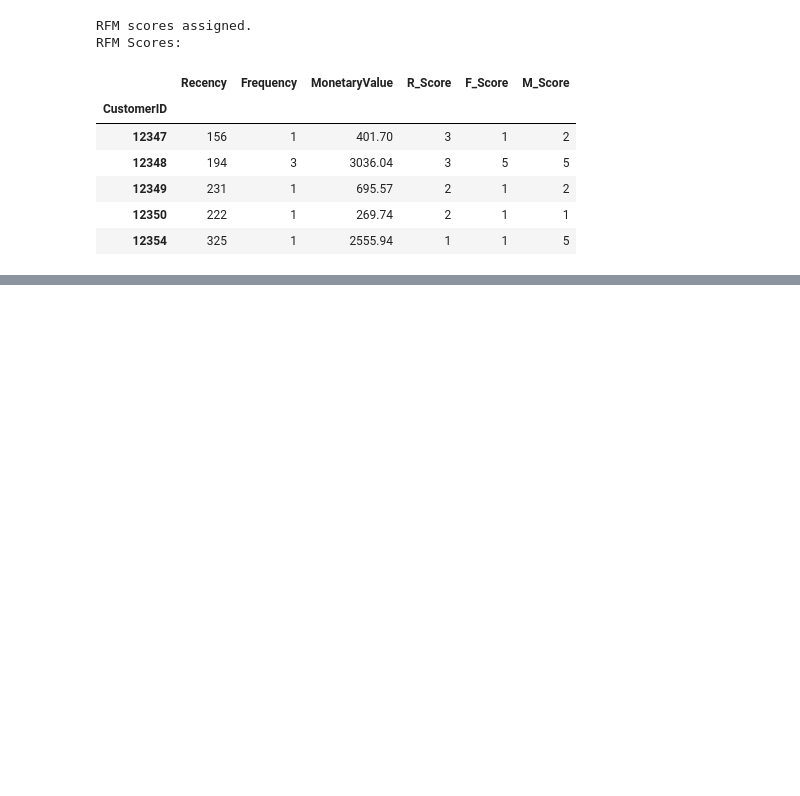
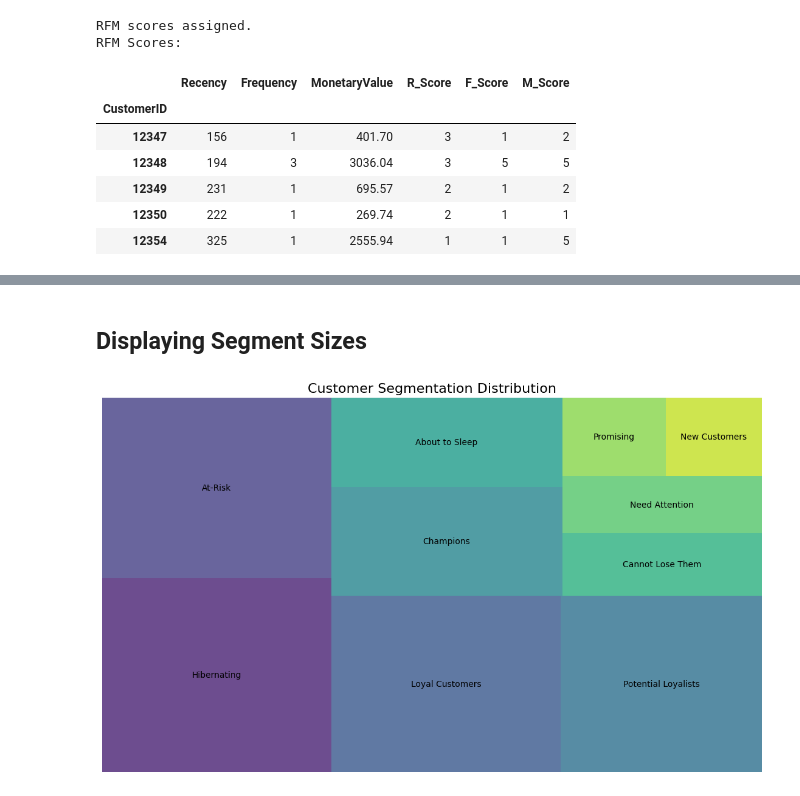
Before and after one commit to metedogan/customer-segmentation-with-rfm, a Jupyter notebook: notebooks/02_rfm_calculation.ipynb, the cells around one changed output, grey strips where cells are left out. Drawn from its saved outputs; the diff is of its cells as text; code cells hidden in the pictures; blank space fills up the shorter version.

```diff
--- a/notebooks/02_rfm_calculation.ipynb
+++ b/notebooks/02_rfm_calculation.ipynb
@@ -76,0 +79,2 @@ RFM Scores:
+# %%
+rfm_scored['RFM_Segment'] = rfm_scored['R_Score'].astype(str) + rfm_scored['F_Score'].astype(str)
@@ -76,0 +83,17 @@ RFM Scores:
+# %%
+segment_map = {
+    r'[1-2][1-2]': 'Hibernating',
+    r'[1-2][3-4]': 'At-Risk',
+    r'[1-2]5': 'Cannot Lose Them',
+    r'3[1-2]': 'About to Sleep',
+    r'33': 'Need Attention',
+    r'[3-4][4-5]': 'Loyal Customers',
+    r'41': 'Promising',
+    r'51': 'New Customers',
+    r'[4-5][2-3]': 'Potential Loyalists',
+    r'5[4-5]': 'Champions'
+}
+
+# Haritayı uygula
+rfm_scored['Segment'] = rfm_scored['RFM_Segment'].replace(segment_map, regex=True)
+display(rfm_scored.head())
@@ -76,0 +108,21 @@ RFM Scores:
+# %% [markdown]
+## Displaying Segment Sizes
+# %%
+import squarify
+import matplotlib.pyplot as plt
+import seaborn as sns
+
+# Segment büyüklüklerini hesapla
+segments_counts = rfm_scored['Segment'].value_counts().sort_values(ascending=False)
+
+# Treemap ile görselleştir
+plt.figure(figsize=(14, 8))
+squarify.plot(sizes=segments_counts.values,
+              label=segments_counts.index,
+              color=sns.color_palette("viridis", len(segments_counts)),
+              alpha=0.8)
+plt.title('Customer Segmentation Distribution', fontsize=16)
+plt.axis('off')
+plt.show()
+# %% [output]
+[figure, added]
```
Also changed, not shown: parts of 7 cells of this notebook, 4 other files.
